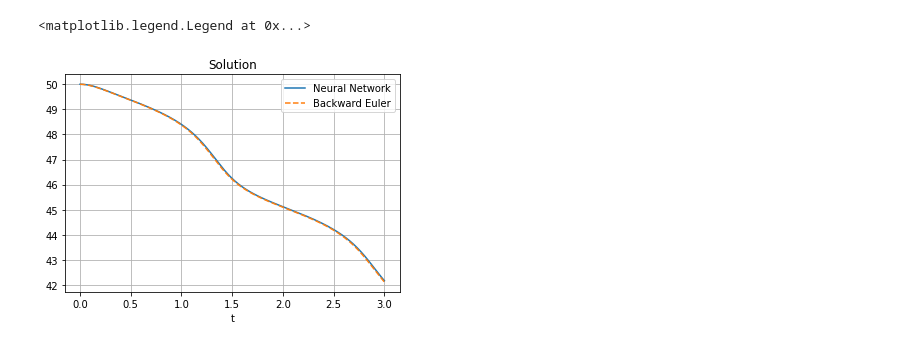
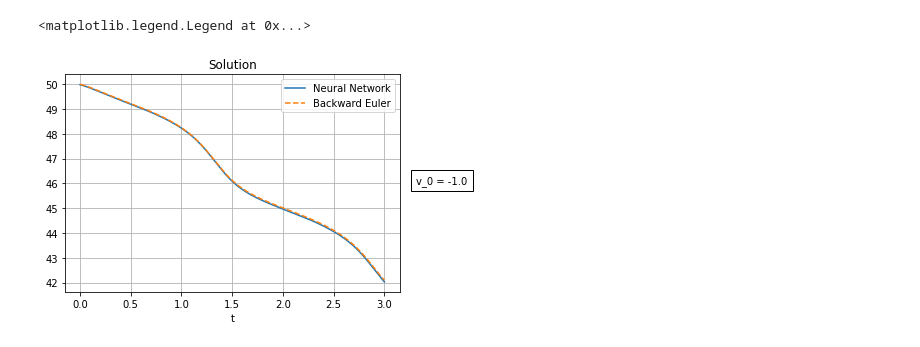
Before and after one commit to TomF98/torchphysics, a Jupyter notebook: examples/workshop/Sol3_1.ipynb, the cells around one changed output. Drawn from its saved outputs; the diff is of its cells as text; code cells hidden in the pictures.

```diff
--- a/examples/workshop/Sol3_1.ipynb
+++ b/examples/workshop/Sol3_1.ipynb
@@ -24,10 +24,10 @@ import pytorch_lightning as pl
 
 # Here all parameters are defined:
 t_min, t_max = 0.0, 3.0
-
+v_min, v_max = -10.0, 0.0
 ### TODO: implement the function of D.
 def D(t):
-    return 2.0 * (1.0 + torch.sin(4*t))
+    return 2.0 * (1.1 + torch.sin(4*t))
 g, H = 9.81, 50.0
 
 # number of time points
@@ -40,14 +40,16 @@ learning_rate = 1.e-3
 ### Spaces, Domains and Sampler like yesterday:
 T = tp.spaces.R1('t')
 U = tp.spaces.R1('u')
+V = tp.spaces.R1("v_0")
 
 int_t = tp.domains.Interval(T, t_min, t_max)
+int_v = tp.domains.Interval(V, v_min, v_max)
 
-ode_sampler = tp.samplers.RandomUniformSampler(int_t, n_points=N_t)
-initial_sampler = tp.samplers.RandomUniformSampler(int_t.boundary_left, n_points=N_initial)
+ode_sampler = tp.samplers.RandomUniformSampler(int_t*int_v, n_points=N_t)
+initial_sampler = tp.samplers.RandomUniformSampler(int_t.boundary_left*int_v, n_points=N_initial)
 # %%
 ### TODO: Create the neural network with 3 hidden layers and 25 neurons each.
-model = tp.models.FCN(T, U, hidden=(25, 25, 25))
+model = tp.models.FCN(T*V, U, hidden=(40, 40, 40))
 # %%
 ### TODO: Define condition for the ODE:
 def ode_residual(u, t):
@@ -97,23 +99,26 @@ LOCAL_RANK: 0 - CUDA_VISIBLE_DEVICES: [0,1,2,3]
 # %%
 ### Here, plot the solution:
 import matplotlib.pyplot as plt
 
-plot_sampler = tp.samplers.PlotSampler(int_t, 200)
+v_0_test = -1.0
+
+plot_sampler = tp.samplers.PlotSampler(int_t, 200, data_for_other_variables={"v_0":v_0_test})
 fig = tp.utils.plot(model, lambda u: u, plot_sampler)
 plt.title("Solution")
 
 # Solution for comparision with backward euler:
-t = torch.linspace(t_min, t_max, 200)
+t = torch.linspace(t_min, t_max, 2000)
 dt = t[1] - t[0]
 D_fn = D(t)
 u, v = torch.zeros_like(t), torch.zeros_like(t)
 u[0] = H
+v[0] = v_0_test
 for i in range(len(t)-1):
     v[i+1] = 1/(2*dt*D_fn[i+1]) - torch.sqrt(1/(2*dt*D_fn[i+1])**2 - (v[i] - dt*g)/(dt*D_fn[i+1]))
     u[i+1] = u[i] + dt * v[i+1]
 
 plt.plot(t, u, linestyle="--")
 plt.legend(["Neural Network", "Backward Euler"])
 # %% [output]
 <matplotlib.legend.Legend at 0x...>
-[figure, old version]
+[figure, new version]
```
Also changed, not shown: parts of 3 cells of this notebook, 2 other files.
